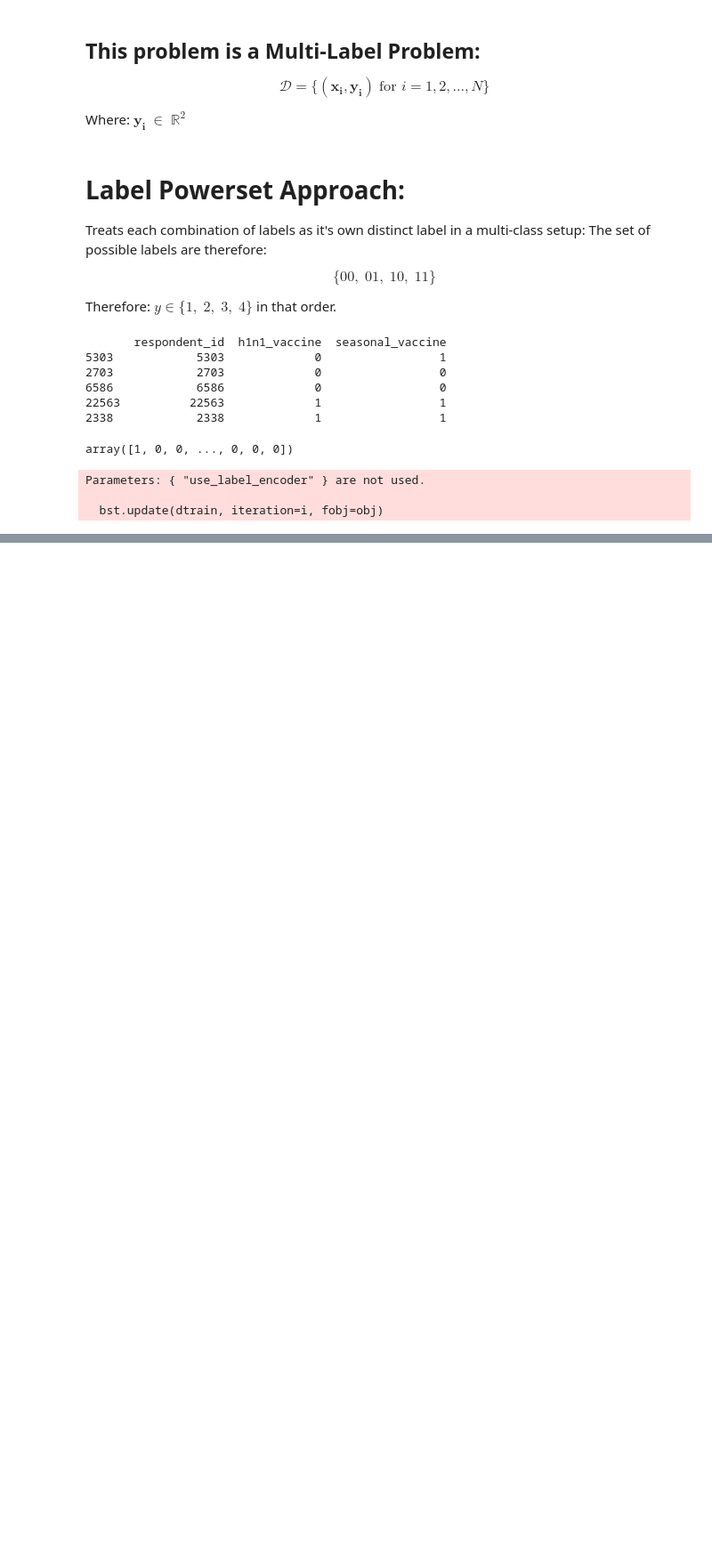
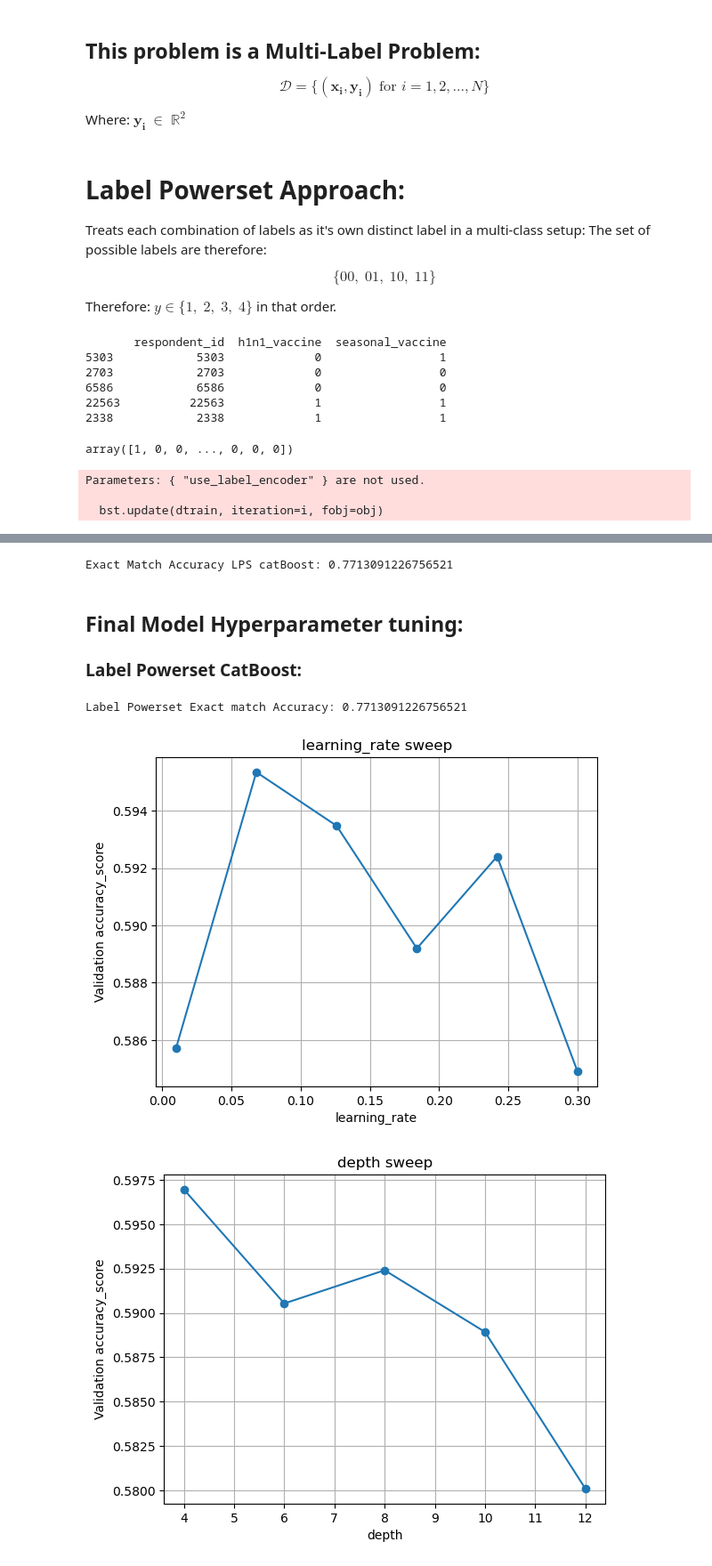
Before and after one commit to SteveG365/FluShot, a Jupyter notebook: Notebooks/models.ipynb, the cells around one changed output, grey strips where cells are left out. Shown at 89% size. Cells and saved outputs as stored; diff of their text form; code cells hidden in the pictures; blank space fills up the shorter version.

Commit message:
Tuned Hyperparameters on the final model

```diff
--- a/Notebooks/models.ipynb
+++ b/Notebooks/models.ipynb
@@ -129,0 +279,80 @@ print(mcm)
+# %%
+print(f"Exact Match Accuracy LPS catBoost: {cat_acc}")
+# %% [output]
+Exact Match Accuracy LPS catBoost: 0.7713091226756521
+# %% [markdown]
+## Final Model Hyperparameter tuning:
+
+### Label Powerset CatBoost:
+# %%
+#Label Powerset model using CATboost
+
+y_train_enc =  2 * y_train['h1n1_vaccine'].values + y_train['seasonal_vaccine'].values
+y_test_enc =  2 * y_test['h1n1_vaccine'].values + y_test['seasonal_vaccine'].values
+
+model = CatBoostClassifier(
+    loss_function='MultiClass',
+    iterations=1000,
+    learning_rate=0.1,
+    depth=6,
+    verbose=0
+)
+
+model.fit(X_train, y_train_enc)
+
+y_pred = pd.DataFrame(cat_model.predict(X_test), columns=labels)
+print(f"Label Powerset Exact match Accuracy: {np.mean(y_test[labels].values == y_pred[labels].values)}")
+# %% [output]
+Label Powerset Exact match Accuracy: 0.7713091226756521
+# %%
+# prep a hold out evaluation set:
+
+X_tr, X_val, y_tr, y_val = train_test_split(
+    X_train, y_train_enc, test_size=0.2, random_state=42
+)
+
+def evaluate_param(name, values, fixed_params, metric_fn):
+    scores = []
+    for v in values:
+        params = fixed_params.copy()
+        params[name] = v
+        model = CatBoostClassifier(**params, verbose=0)
+        model.fit(X_tr, y_tr)
+        y_pred = model.predict(X_val)
+        scores.append(metric_fn(y_val, y_pred))
+    return scores
+
+# Define importance metric
+
+metric = accuracy_score
+
+base_params = {
+    'loss_function': 'MultiClass',
+    'iterations': 400,
+    'learning_rate': 0.1,
+    'depth': 4,
+}
+
+# For each hyperparam, define a range, evaluate, and plot
+sweeps = {
+    'learning_rate': np.linspace(0.01, 0.3, 6),
+    'depth': [4, 6, 8, 10, 12],
+    'iterations': [100, 300, 500, 800, 1200],
+    'l2_leaf_reg': [1, 3, 5, 7, 9],
+    'rsm': [0.5, 0.7, 0.9, 1.0],           # feature subsampling
+    'bagging_temperature': [0, 1, 3, 5],  # CatBoost-specific
+}
+
+for param, values in sweeps.items():
+    scores = evaluate_param(param, values, base_params, metric)
+    # Plotting
+    plt.figure()
+    plt.plot(values, scores, marker='o')
+    plt.title(f"{param} sweep")
+    plt.xlabel(param)
+    plt.ylabel(f"Validation {metric.__name__}")
+    plt.grid(True)
+    plt.show()
+# %% [output]
+[figure, added]
+[figure, added]
```
Also changed, not shown: parts of 20 cells of this notebook.
